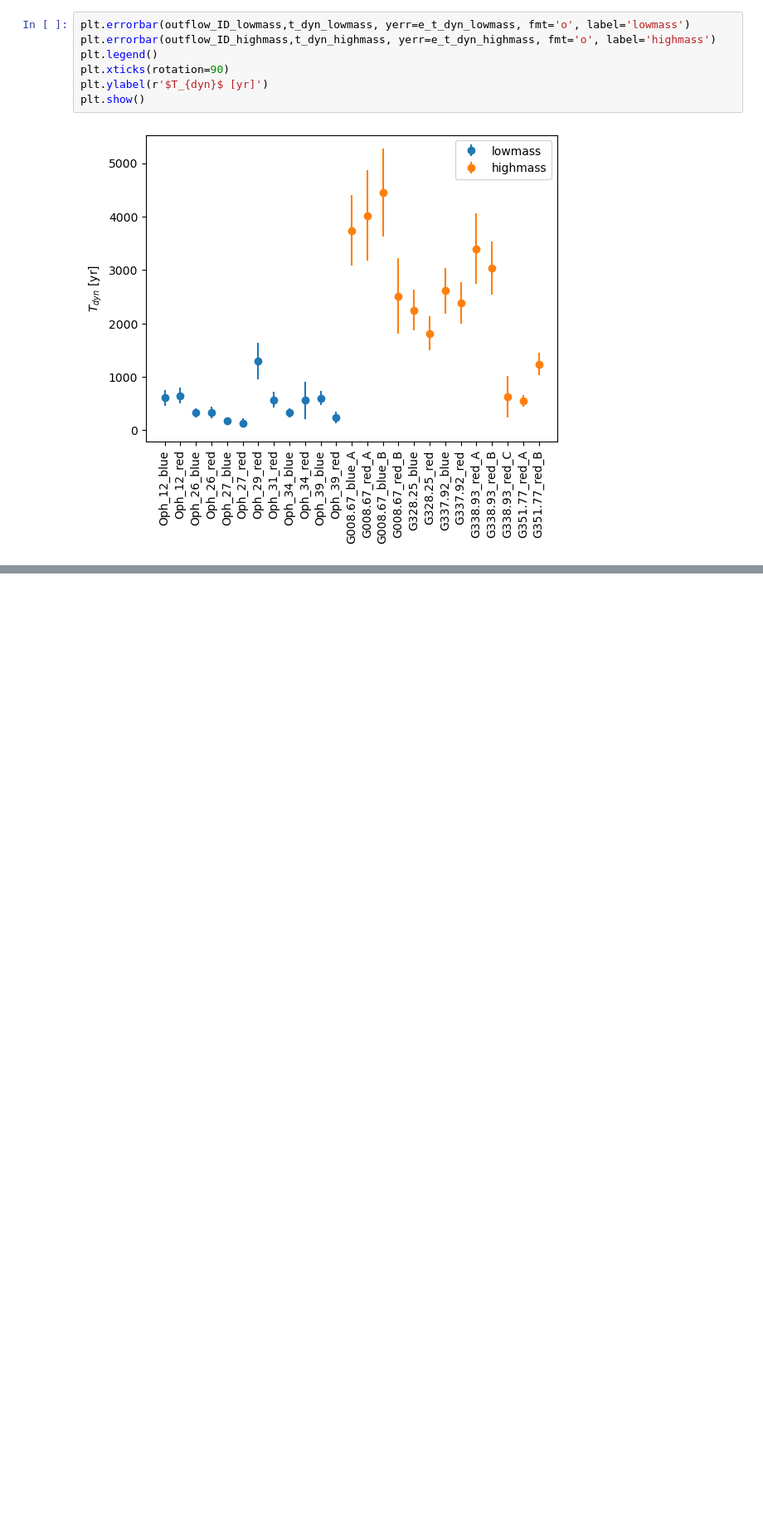
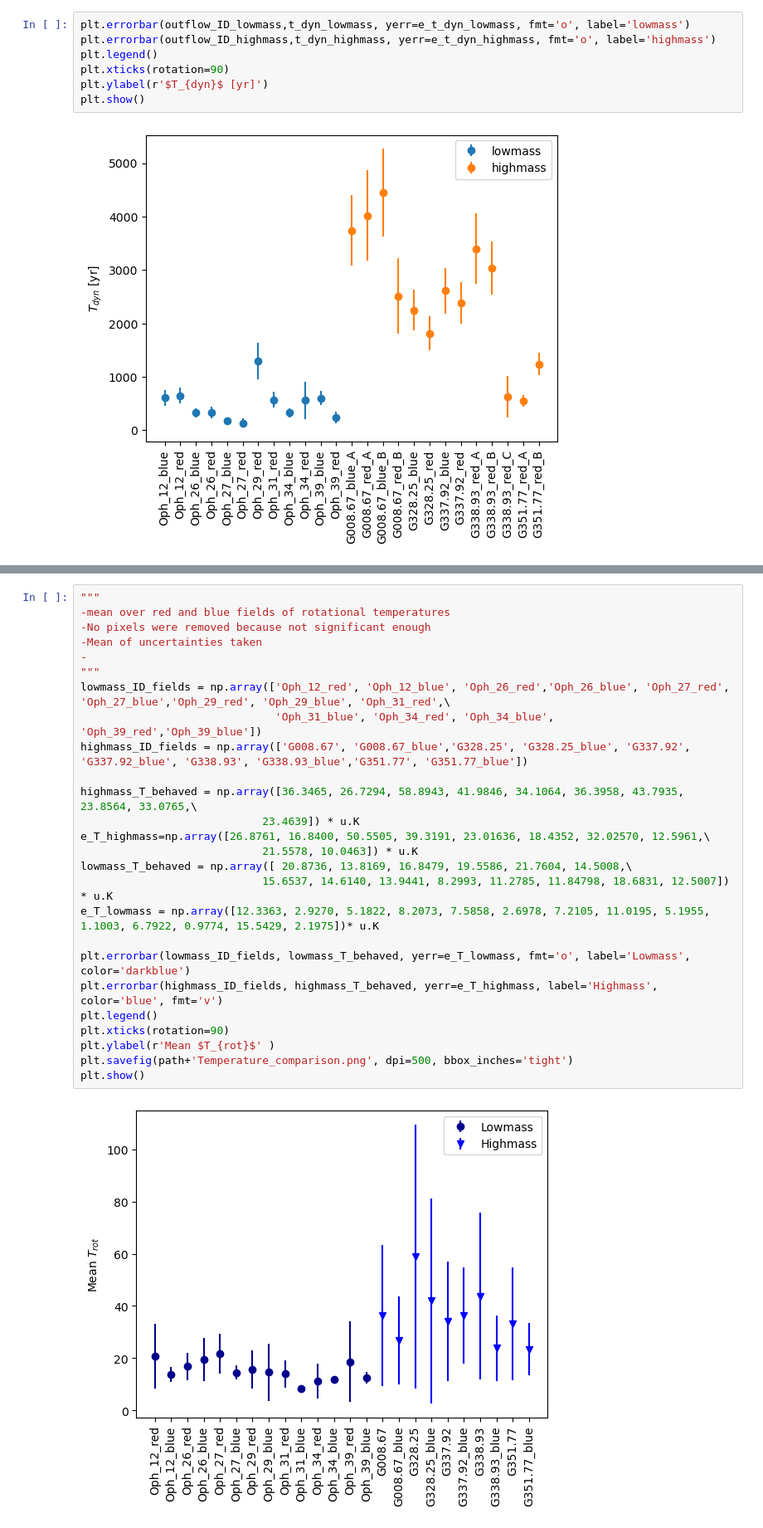
Before and after one commit to femkeballieux/master_project_2, a Jupyter notebook: code/discussion_plots.ipynb, the cells around one changed output, grey strips where cells are left out. Shown at 83% size. Saved outputs shown, nothing was run; the diff lists cells and outputs as text; blank space fills up the shorter version.

```diff
--- a/code/discussion_plots.ipynb
+++ b/code/discussion_plots.ipynb
@@ -85,0 +97,28 @@ plt.show()
+# %%
+"""
+-mean over red and blue fields of rotational temperatures
+-No pixels were removed because not significant enough
+-Mean of uncertainties taken
+-
+"""
+lowmass_ID_fields = np.array(['Oph_12_red', 'Oph_12_blue', 'Oph_26_red','Oph_26_blue', 'Oph_27_red', 'Oph_27_blue','Oph_29_red', 'Oph_29_blue', 'Oph_31_red',\
+                              'Oph_31_blue', 'Oph_34_red', 'Oph_34_blue', 'Oph_39_red','Oph_39_blue'])
+highmass_ID_fields = np.array(['G008.67', 'G008.67_blue','G328.25', 'G328.25_blue', 'G337.92', 'G337.92_blue', 'G338.93', 'G338.93_blue','G351.77', 'G351.77_blue'])
+
+highmass_T_behaved = np.array([36.3465, 26.7294, 58.8943, 41.9846, 34.1064, 36.3958, 43.7935, 23.8564, 33.0765,\
+                            23.4639]) * u.K
+e_T_highmass=np.array([26.8761, 16.8400, 50.5505, 39.3191, 23.01636, 18.4352, 32.02570, 12.5961,\
+                            21.5578, 10.0463]) * u.K
+lowmass_T_behaved = np.array([ 20.8736, 13.8169, 16.8479, 19.5586, 21.7604, 14.5008,\
+                            15.6537, 14.6140, 13.9441, 8.2993, 11.2785, 11.84798, 18.6831, 12.5007]) * u.K
+e_T_lowmass = np.array([12.3363, 2.9270, 5.1822, 8.2073, 7.5858, 2.6978, 7.2105, 11.0195, 5.1955, 1.1003, 6.7922, 0.9774, 15.5429, 2.1975])* u.K
+
+plt.errorbar(lowmass_ID_fields, lowmass_T_behaved, yerr=e_T_lowmass, fmt='o', label='Lowmass', color='darkblue')
+plt.errorbar(highmass_ID_fields, highmass_T_behaved, yerr=e_T_highmass, label='Highmass', color='blue', fmt='v')
+plt.legend()
+plt.xticks(rotation=90)
+plt.ylabel(r'Mean $T_{rot}$' )
+plt.savefig(path+'Temperature_comparison.png', dpi=500, bbox_inches='tight')
+plt.show()
+# %% [output]
+[figure, added]
```
Also changed, not shown: parts of 4 cells of this notebook, 9 other files.
